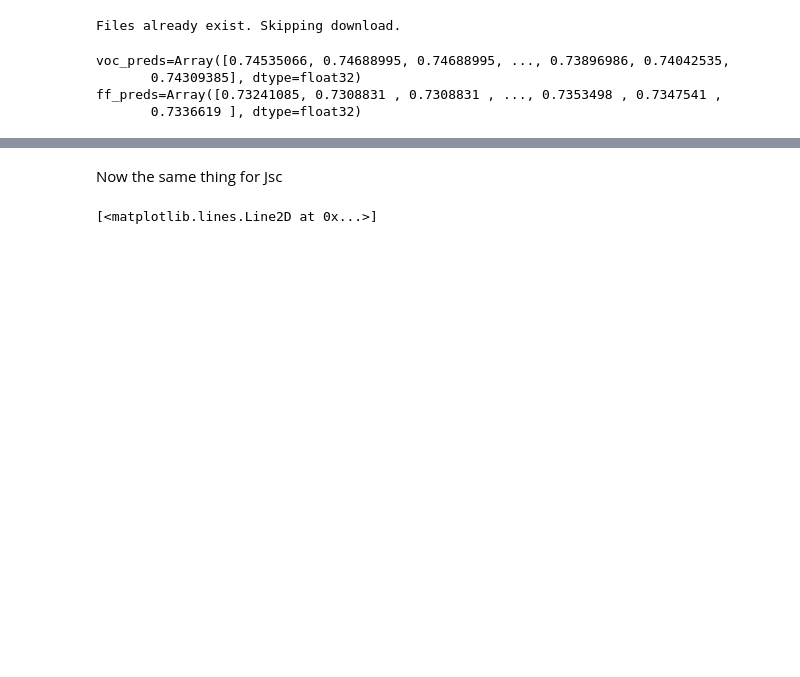
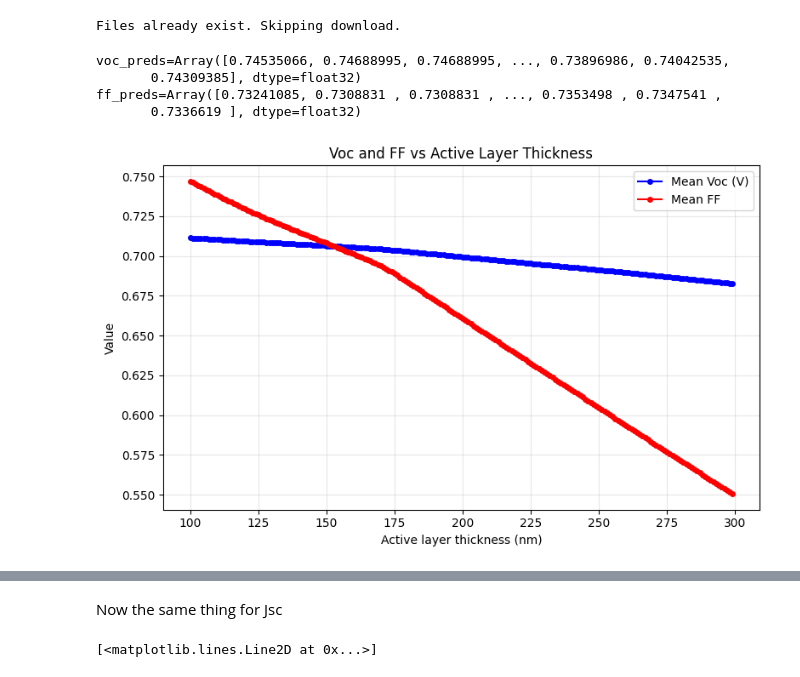
Before and after one commit to aimat-lab/SolDi2T, a Jupyter notebook: reading_Data.ipynb, the cells around one changed output, grey strips where cells are left out. Saved outputs shown, nothing was run; the diff lists cells and outputs as text; code cells hidden in the pictures; blank space fills up the shorter version.

```diff
--- a/reading_Data.ipynb
+++ b/reading_Data.ipynb
@@ -709,3 +717,38 @@ voc_preds=Array([0.74535066, 0.74688995, 0.74688995, ..., 0.73896986, 0.74042535
        0.74309385], dtype=float32)
 ff_preds=Array([0.73241085, 0.7308831 , 0.7308831 , ..., 0.7353498 , 0.7347541 ,
        0.7336619 ], dtype=float32)
+# %%
+thickness_range = jnp.arange(100, 300, 1, dtype=jnp.float64)
+
+mean_voc_list = []
+mean_ff_list = []
+
+for thickness in thickness_range:
+    instances = jnp.column_stack((T_values, suns_values, jnp.full_like(suns_values, thickness)))
+    instances_scaled = (instances - jnp.array(loaded_scaler_X.mean_)) / jnp.array(loaded_scaler_X.scale_)
+    pred_scaled = model.apply(loaded_params, instances_scaled)
+
+    voc_preds = pred_scaled[:, 0] * loaded_scaler_voc.scale_ + loaded_scaler_voc.mean_
+    ff_preds = pred_scaled[:, 2] * loaded_scaler_ff.scale_ + loaded_scaler_ff.mean_
+
+    mean_voc_list.append(float(jnp.mean(voc_preds)))
+    mean_ff_list.append(float(jnp.mean(ff_preds)))
+
+    # print(np.shape(voc_preds), np.shape(ff_preds))
+
+fig, ax = plt.subplots(figsize=(8, 5))
+
+ax.plot(jnp.array(thickness_range), mean_voc_list, 'b-o', markersize=4, label='Mean Voc (V)')
+ax.plot(jnp.array(thickness_range), mean_ff_list, 'r-o', markersize=4, label='Mean FF')
+
+ax.set_xlabel('Active layer thickness (nm)')
+ax.set_ylabel('Value')
+ax.set_title('Voc and FF vs Active Layer Thickness')
+ax.legend()
+ax.grid(True, alpha=0.3)
+
+plt.tight_layout()
+# plt.savefig(f'voc_ff_vs_thickness_{date_str}.png', dpi=150)
+plt.show()
+# %% [output]
+[figure, added]
```
Also changed, not shown: parts of 15 cells of this notebook, 2 other files.
